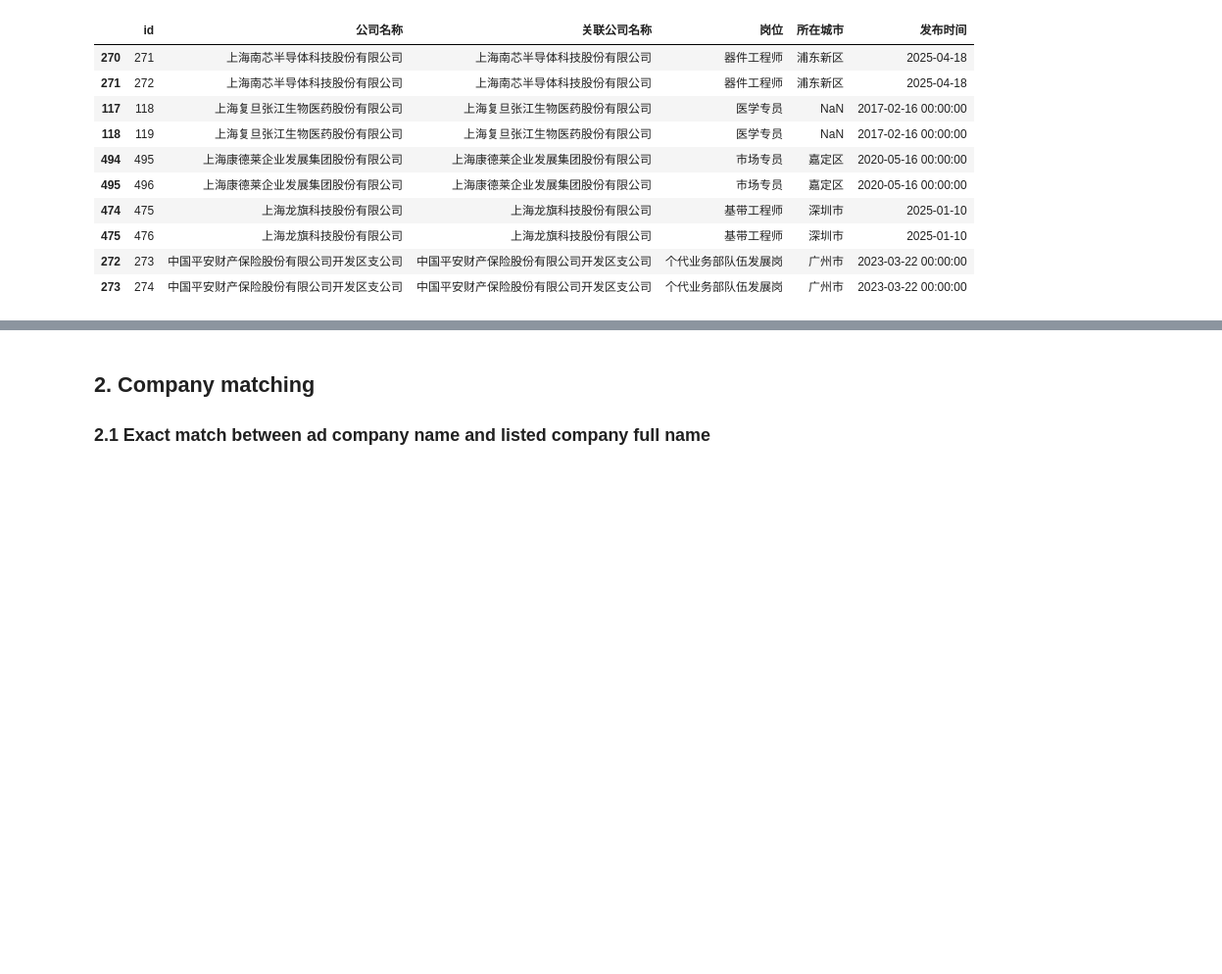
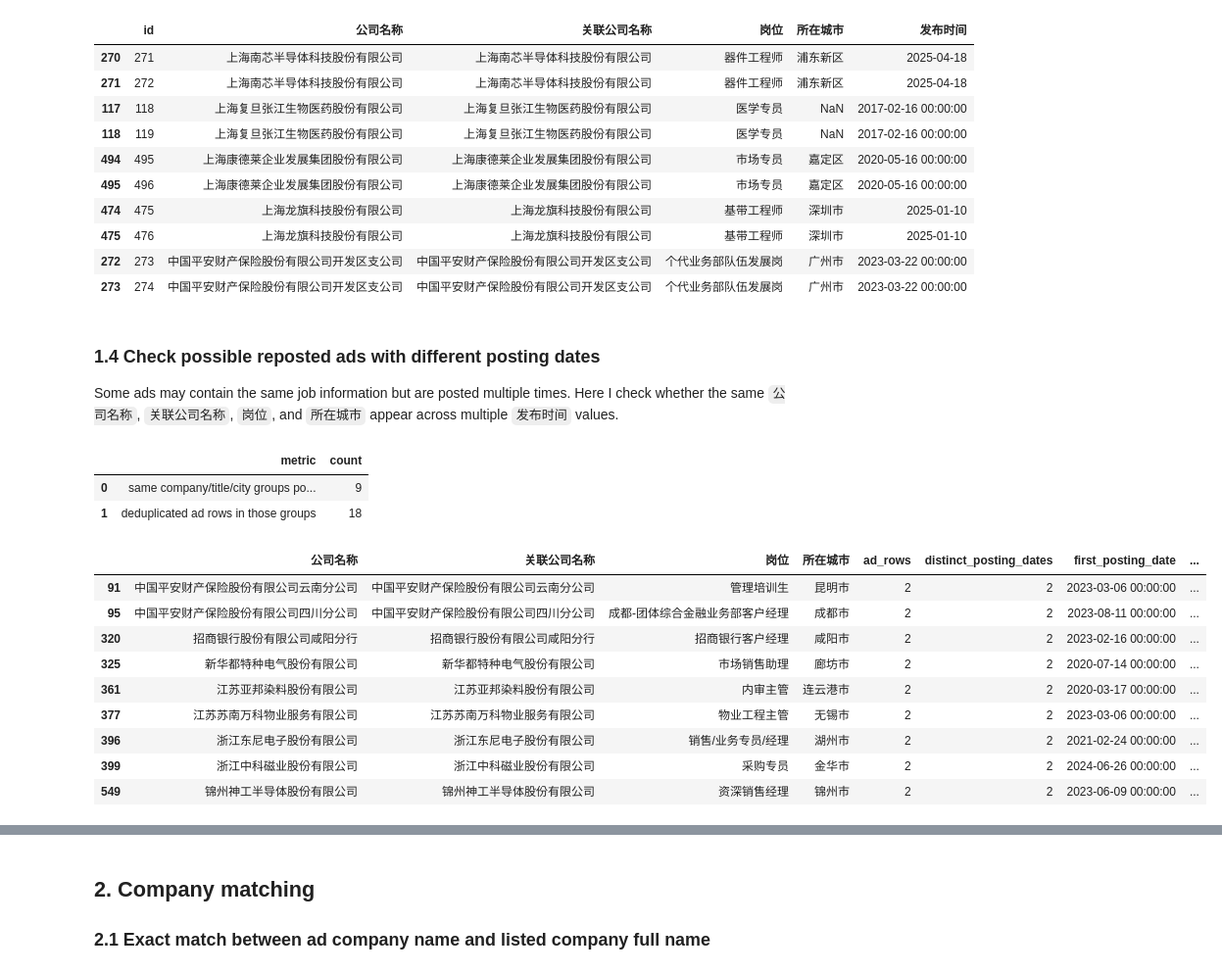
Before and after one commit to guozhan11/Guo-Zhan-RA-Task, a Jupyter notebook: code/data_analysis.ipynb, the cells around one changed output, grey strips where cells are left out. Shown at 98% size. Drawn from its saved outputs; the diff is of its cells as text; code cells hidden in the pictures; blank space fills up the shorter version.

```diff
--- a/code/data_analysis.ipynb
+++ b/code/data_analysis.ipynb
@@ -120,3 +143,53 @@ duplicate_rows[["id", "公司名称", "关联公司名称", "岗位", "所在城
 | 475 | 476 | 上海龙旗科技股份有限公司 | 上海龙旗科技股份有限公司 | 基带工程师 | 深圳市 | 2025-01-10 |
 | 272 | 273 | 中国平安财产保险股份有限公司开发区支公司 | 中国平安财产保险股份有限公司开发区支公司 | 个代业务部队伍发展岗 | 广州市 | 2023-03-22 00:00:00 |
 | 273 | 274 | 中国平安财产保险股份有限公司开发区支公司 | 中国平安财产保险股份有限公司开发区支公司 | 个代业务部队伍发展岗 | 广州市 | 2023-03-22 00:00:00 |
+# %% [markdown]
+### 1.4 Check possible reposted ads with different posting dates
+
+Some ads may contain the same job information but are posted multiple times. Here I check whether the same `公司名称`, `关联公司名称`, `岗位`, and `所在城市` appear across multiple `发布时间` values.
+# %%
+repost_key_cols = ["公司名称", "关联公司名称", "岗位", "所在城市"]
+
+reposted_ad_groups = (
+    ads_dedup.groupby(repost_key_cols, dropna=False)
+    .agg(
+        ad_rows=("id", "count"),
+        distinct_posting_dates=("发布时间", "nunique"),
+        first_posting_date=("发布时间", "min"),
+        last_posting_date=("发布时间", "max"),
+        ad_ids=("id", lambda values: ", ".join(map(str, sorted(values)))),
+    )
+    .reset_index()
+)
+
+reposted_ad_groups = reposted_ad_groups.loc[
+    (reposted_ad_groups["ad_rows"] > 1)
+    & (reposted_ad_groups["distinct_posting_dates"] > 1)
+].sort_values(["ad_rows", "distinct_posting_dates"], ascending=False)
+
+reposted_summary = pd.DataFrame(
+    {
+        "metric": [
+            "same company/title/city groups posted on different dates",
+            "deduplicated ad rows in those groups",
+        ],
+        "count": [len(reposted_ad_groups), reposted_ad_groups["ad_rows"].sum()],
+    }
+)
+
+display(reposted_summary)
+reposted_ad_groups.head(20)
+# %% [output]
+|  | metric | count |
+| 0 | same company/title/city groups po... | 9 |
+| 1 | deduplicated ad rows in those groups | 18 |
+|  | 公司名称 | 关联公司名称 | 岗位 | 所在城市 | ad_rows | distinct_posting_dates | first_posting_date | ... |
+| 91 | 中国平安财产保险股份有限公司云南分公司 | 中国平安财产保险股份有限公司云南分公司 | 管理培训生 | 昆明市 | 2 | 2 | 2023-03-06 00:00:00 | ... |
+| 95 | 中国平安财产保险股份有限公司四川分公司 | 中国平安财产保险股份有限公司四川分公司 | 成都-团体综合金融业务部客户经理 | 成都市 | 2 | 2 | 2023-08-11 00:00:00 | ... |
+| 320 | 招商银行股份有限公司咸阳分行 | 招商银行股份有限公司咸阳分行 | 招商银行客户经理 | 咸阳市 | 2 | 2 | 2023-02-16 00:00:00 | ... |
+| 325 | 新华都特种电气股份有限公司 | 新华都特种电气股份有限公司 | 市场销售助理 | 廊坊市 | 2 | 2 | 2020-07-14 00:00:00 | ... |
+| 361 | 江苏亚邦染料股份有限公司 | 江苏亚邦染料股份有限公司 | 内审主管 | 连云港市 | 2 | 2 | 2020-03-17 00:00:00 | ... |
+| 377 | 江苏苏南万科物业服务有限公司 | 江苏苏南万科物业服务有限公司 | 物业工程主管 | 无锡市 | 2 | 2 | 2023-03-06 00:00:00 | ... |
+| 396 | 浙江东尼电子股份有限公司 | 浙江东尼电子股份有限公司 | 销售/业务专员/经理 | 湖州市 | 2 | 2 | 2021-02-24 00:00:00 | ... |
+| 399 | 浙江中科磁业股份有限公司 | 浙江中科磁业股份有限公司 | 采购专员 | 金华市 | 2 | 2 | 2024-06-26 00:00:00 | ... |
+| 549 | 锦州神工半导体股份有限公司 | 锦州神工半导体股份有限公司 | 资深销售经理 | 锦州市 | 2 | 2 | 2023-06-09 00:00:00 | ... |
```
Also changed, not shown: parts of 14 cells of this notebook, 23 other files.
